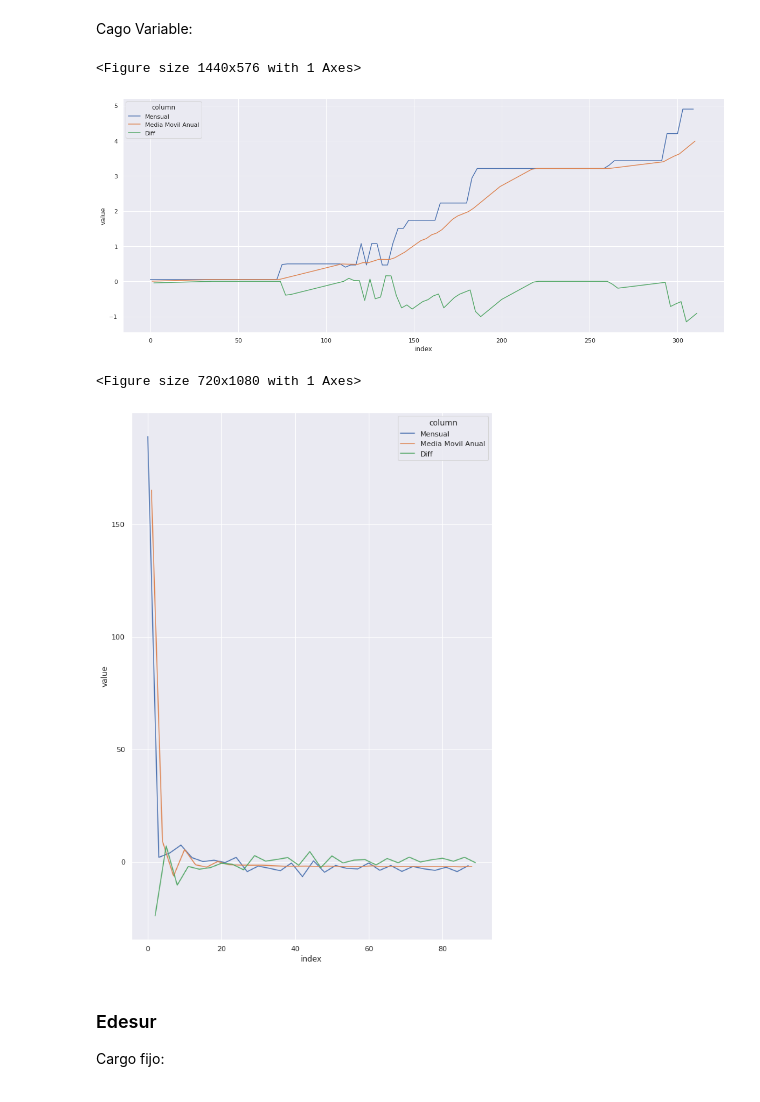
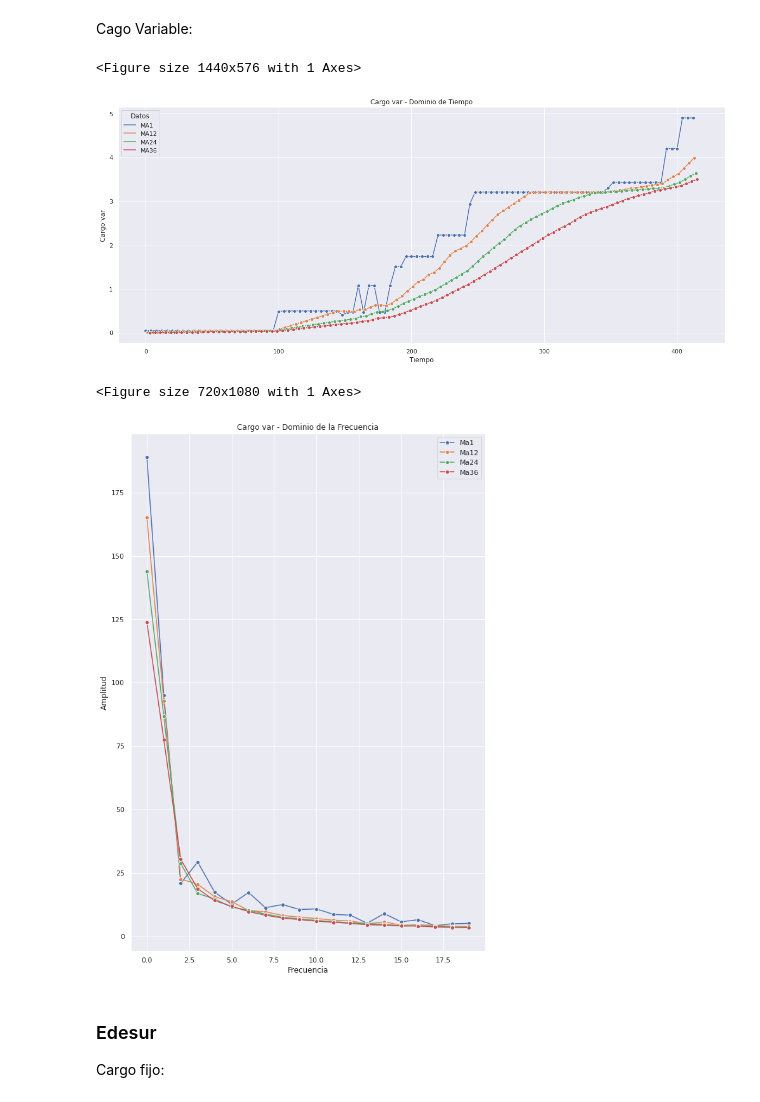
Before and after one commit to magistery-tps/time-series-tp, a Jupyter notebook: notebooks/tarifas-eda.ipynb, the cells around one changed output. Drawn from its saved outputs; the diff is of its cells as text; code cells hidden in the pictures.

```diff
--- a/notebooks/tarifas-eda.ipynb
+++ b/notebooks/tarifas-eda.ipynb
@@ -166,4 +162,6 @@ def moving_average_plot(df, column, window, xlabel='Año', freq_zoom=30):
 ### Edenor
 
 Cargo fijo:
+# %%
+WINDOWS  = [12, 24, 36] # Meses
 # %%
@@ -180,12 +179,12 @@ Observaciones:
 # %% [markdown]
 Cago Variable:
 # %%
-moving_average_plot(edenor, 'cargo_var', WINDOW)
+moving_average_plot(edenor, 'cargo_var', WINDOWS, freq_zoom=20)
 # %% [output]
 <Figure size 1440x576 with 1 Axes>
-[figure, old version]
+[figure, new version]
 <Figure size 720x1080 with 1 Axes>
-[figure, old version]
+[figure, new version]
 # %% [markdown]
 ### Edesur
 
```
Also changed, not shown: parts of 8 cells of this notebook, 2 other files.
